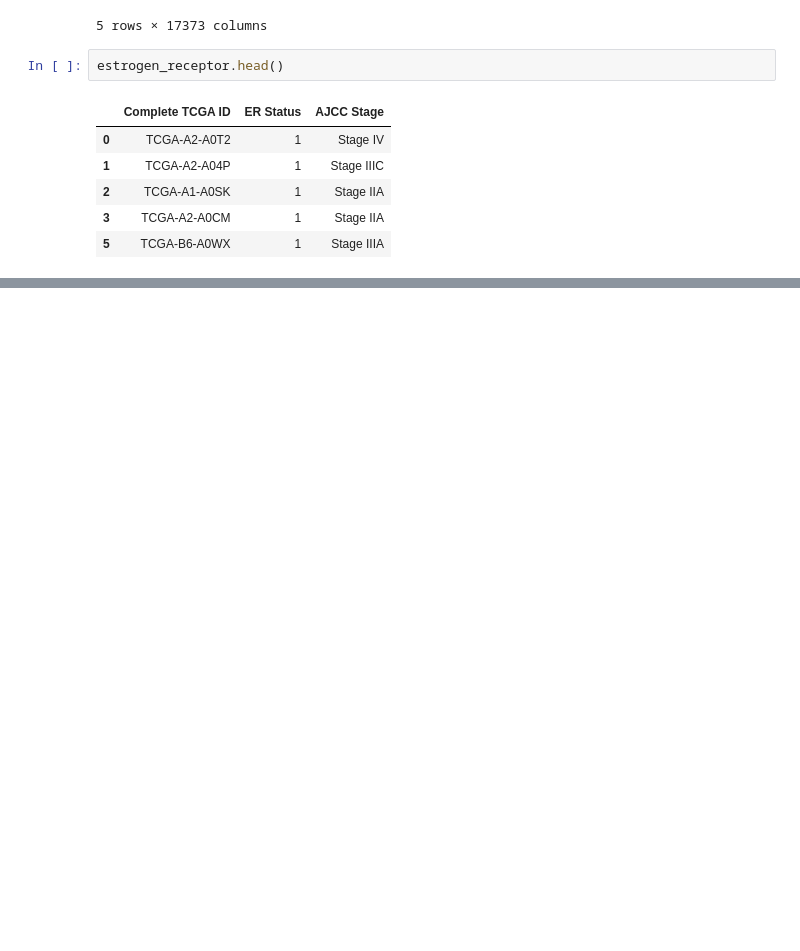
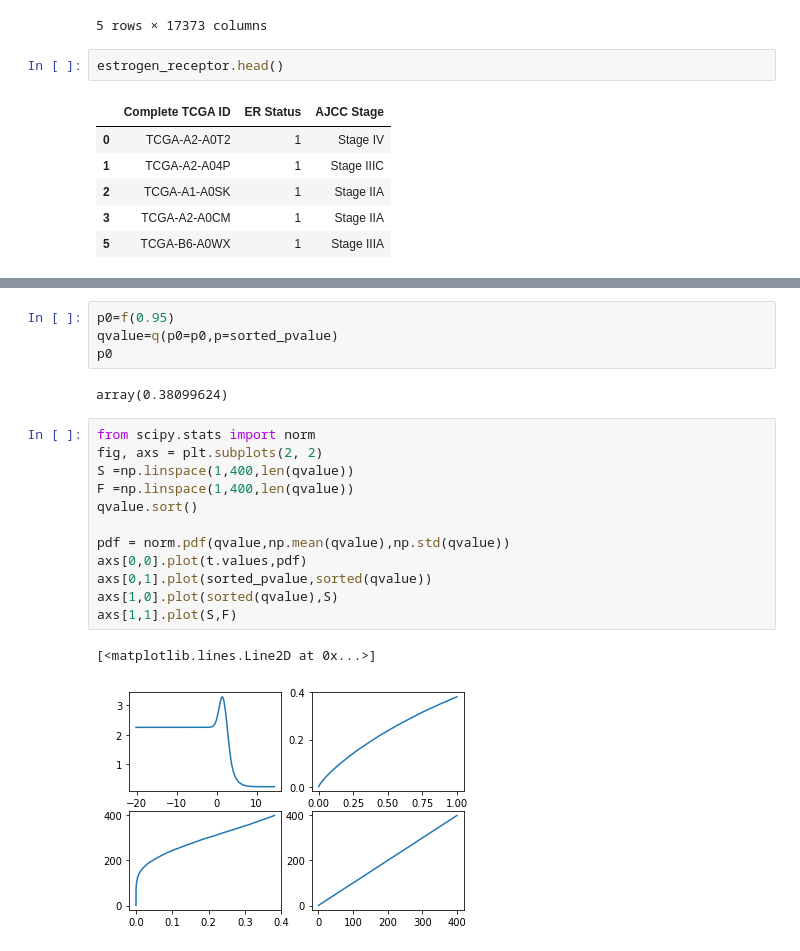
Before and after one commit to guutama/Statistical-significance-for-genomewide-studies, a Jupyter notebook: fdr_estimation.ipynb, the cells around one changed output, grey strips where cells are left out. Cells and saved outputs as stored; diff of their text form; blank space fills up the shorter version.

```diff
--- a/fdr_estimation.ipynb
+++ b/fdr_estimation.ipynb
@@ -82,0 +206,21 @@ NameError: name 'plot_std_histogram' is not defined
+# %%
+p0=f(0.95)
+qvalue=q(p0=p0,p=sorted_pvalue)
+p0
+# %% [output]
+array(0.38099624)
+# %%
+from scipy.stats import norm
+fig, axs = plt.subplots(2, 2)
+S =np.linspace(1,400,len(qvalue))
+F =np.linspace(1,400,len(qvalue))
+qvalue.sort()
+
+pdf = norm.pdf(qvalue,np.mean(qvalue),np.std(qvalue))
+axs[0,0].plot(t.values,pdf)
+axs[0,1].plot(sorted_pvalue,sorted(qvalue))
+axs[1,0].plot(sorted(qvalue),S)
+axs[1,1].plot(S,F)
+# %% [output]
+[<matplotlib.lines.Line2D at 0x...>]
+[figure, added]
```
Also changed, not shown: parts of 17 cells of this notebook.
